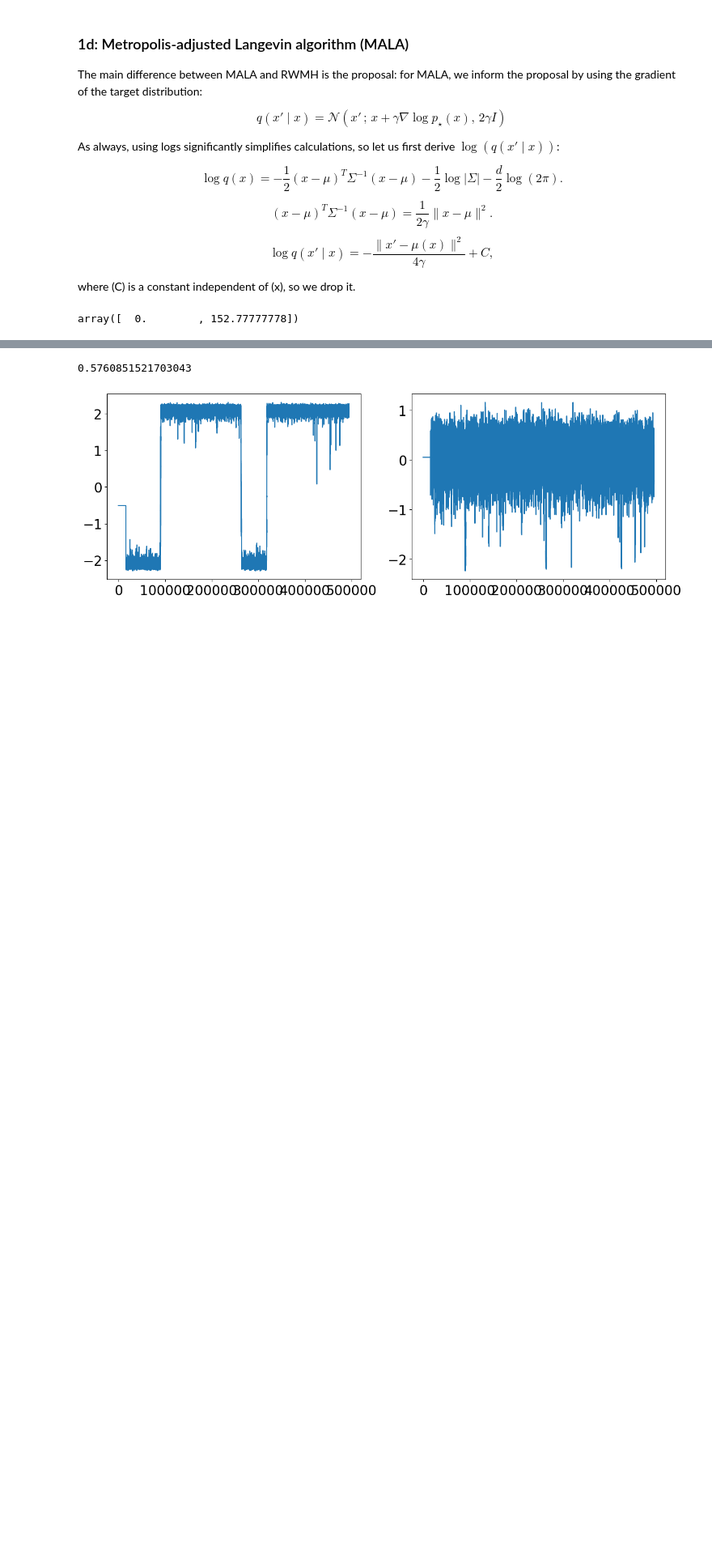
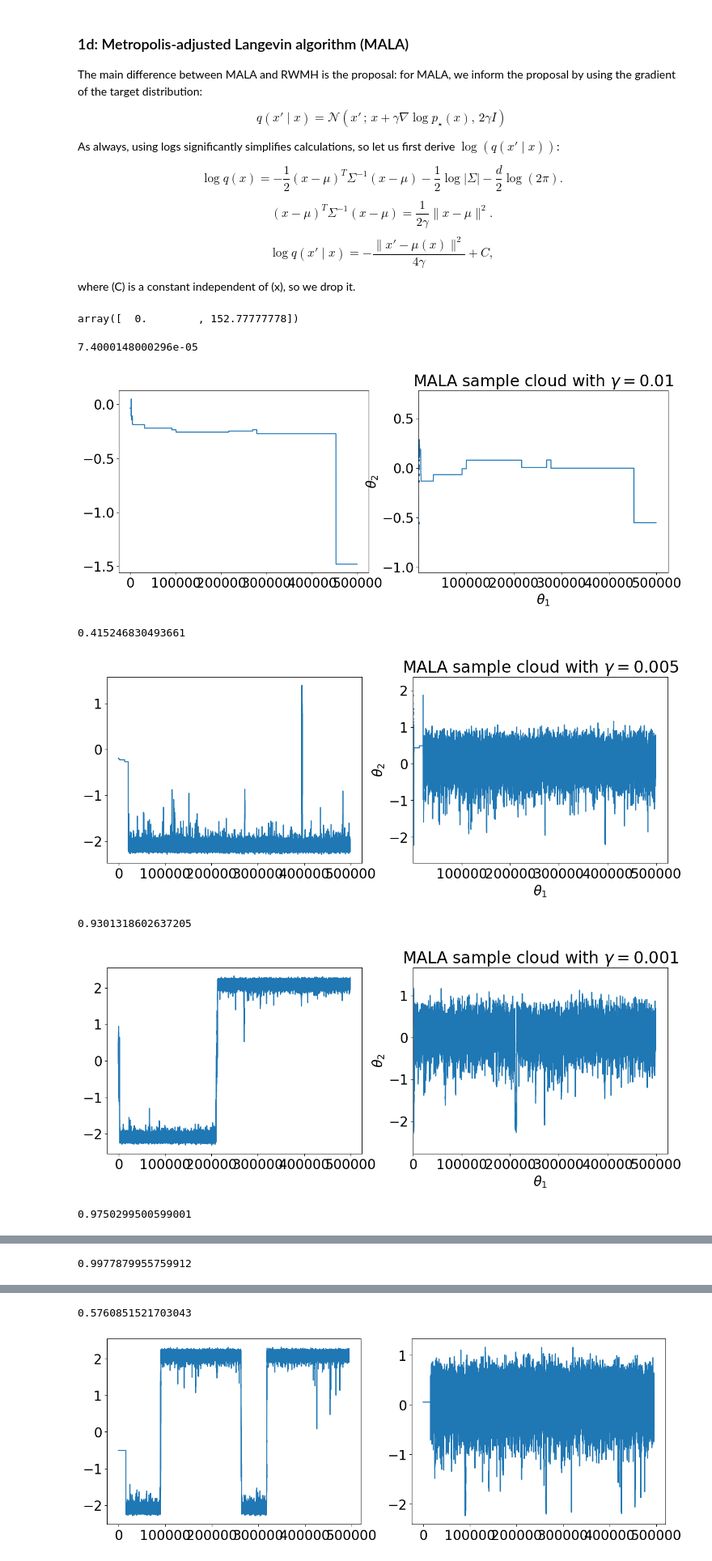
Before and after one commit to alisaklymchuk/stochastic_simulation_math60047, a Jupyter notebook: coursework.ipynb, the cells around one changed output, grey strips where cells are left out. Shown at 81% size. Saved outputs shown, nothing was run; the diff lists cells and outputs as text; code cells hidden in the pictures; blank space fills up the shorter version.

```diff
--- a/coursework.ipynb
+++ b/coursework.ipynb
@@ -513,3 +516,18 @@ def mala(target=log_posterior, N=500_000, x0=np.array([0,0]), gamma=0.0035, burn
     return samples[burnin:], acc
 
 mala_mc, acc = mala()
+# %%
+gamma_list = [0.01, 0.005, 0.001, 0.0005, 0.0001]
+for gamma in gamma_list:
+    mala_g, acc = mala(N=500_000, gamma=gamma, burnin = 1000)
+    print(acc)
+    trace_plots(mala_g, f"MALA traceplots with $\gamma = ${gamma}")
+    samples_cloud(mala_g, f"MALA sample cloud with $\gamma = ${gamma}")
+# %% [output]
+7.4000148000296e-05
+[figure, added]
+0.415246830493661
+[figure, added]
+0.9301318602637205
+[figure, added]
+0.9750299500599001
@@ -515,0 +535 @@ mala_mc, acc = mala()
+0.9977879955759912
```
Also changed, not shown: parts of 5 cells of this notebook.
